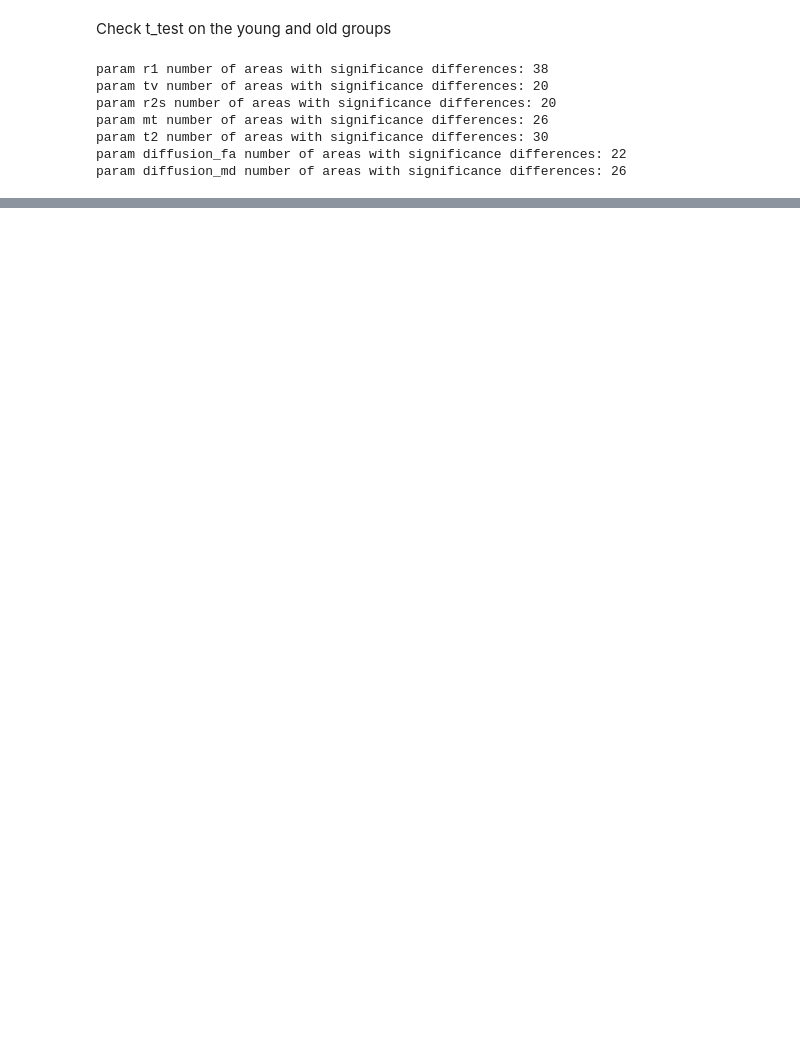
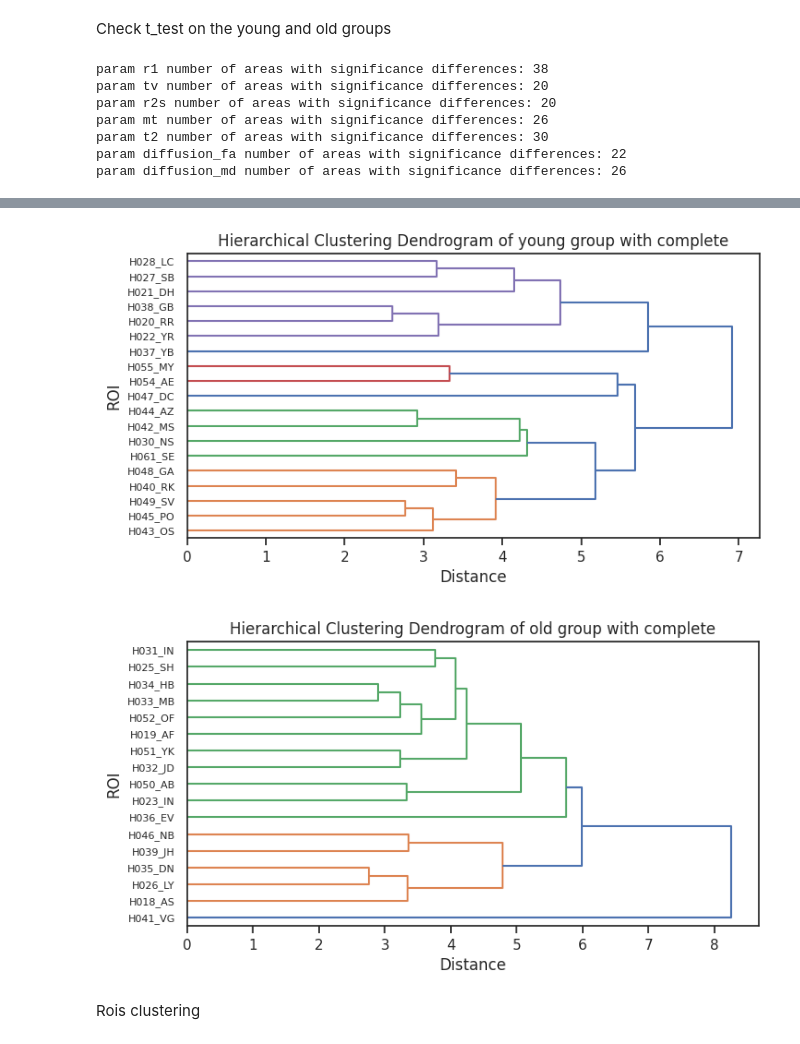
Before and after one commit to NivAm12/qMRI_Analyzer, a Jupyter notebook: analyze_data.ipynb, the cells around one changed output, grey strips where cells are left out. Drawn from its saved outputs; the diff is of its cells as text; code cells hidden in the pictures; blank space fills up the shorter version.

```diff
--- a/analyze_data.ipynb
+++ b/analyze_data.ipynb
@@ -130,0 +225,19 @@ old_features_df = pd.pivot_table(old_subjects, index='subjects', columns='ROI',
+# %%
+def cluster(data, title, linkage_metric, metric='euclidean', fig_size=(8, 4)):
+    dist = pdist(data, metric=metric)
+    distance_matrix = pd.DataFrame(squareform(dist), index=data.index, columns=data.index)
+
+    clusters = linkage(distance_matrix, method=linkage_metric)
+    PlotsManager.create_and_plot_dendrogram(clusters, data.index,
+                                                                title, linkage_metric, None, figsize=fig_size)
+# %%
+linkage_metric = 'complete'
+fig_size=(8, 4)
+
+cluster(young_df_pca, 'young', linkage_metric)
+cluster(old_df_pca, 'old', linkage_metric)
+# %% [output]
+[figure, added]
+[figure, added]
+# %% [markdown]
+Rois clustering
```
Also changed, not shown: parts of 23 cells of this notebook, 2 other files.
